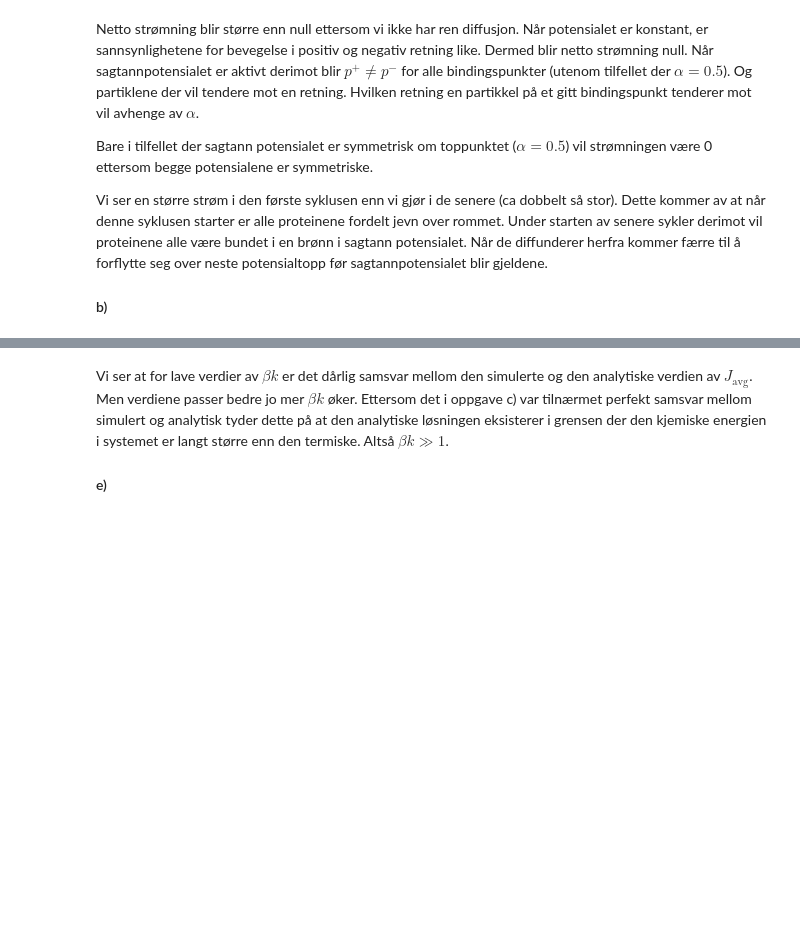
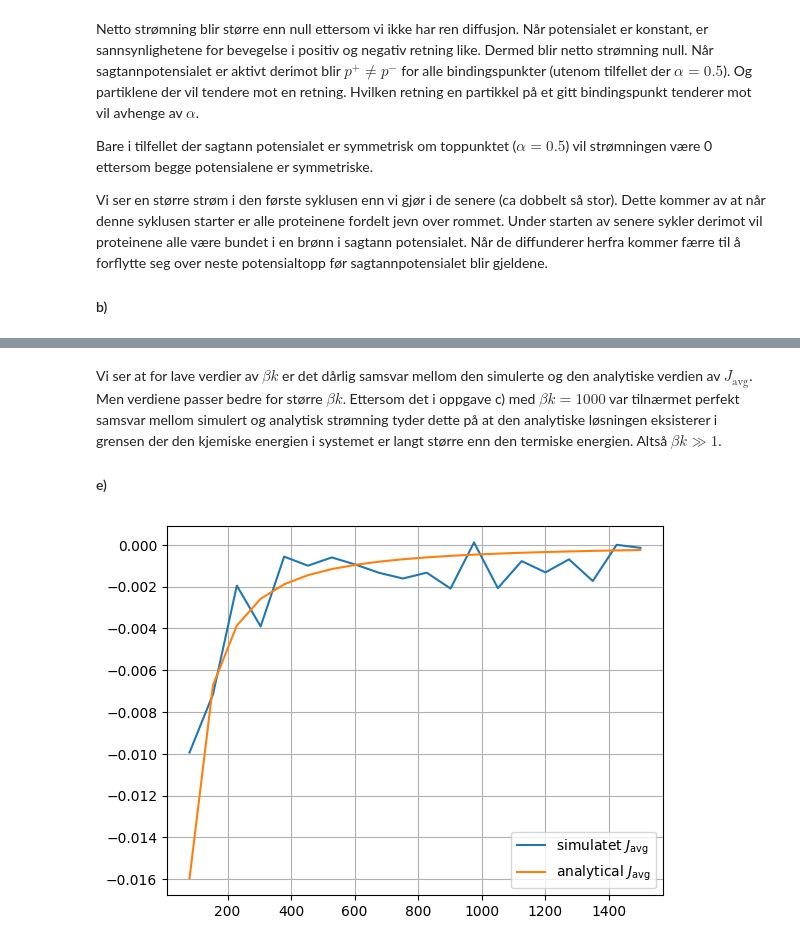
Before and after one commit to theodormv/TMA4320_biofysikk_prosjekt, a Jupyter notebook: notebooks/oppgave3.ipynb, the cells around one changed output, grey strips where cells are left out. Saved outputs shown, nothing was run; the diff lists cells and outputs as text; code cells hidden in the pictures; blank space fills up the shorter version.

Commit message:
oppgave 3 ferdig

```diff
--- a/notebooks/oppgave3.ipynb
+++ b/notebooks/oppgave3.ipynb
@@ -305,15 +325,18 @@ oppgave_3_d()
 # %% [markdown]
-Vi ser at for lave verdier av $\beta k $ er det dårlig samsvar mellom den simulerte og den analytiske verdien av $J_\text{avg}$. Men verdiene passer bedre jo mer $\beta k$ øker. Ettersom det i oppgave c) var tilnærmet perfekt samsvar mellom simulert og analytisk tyder dette på at den analytiske løsningen eksisterer i grensen der den kjemiske energien i systemet er langt større enn den termiske. Altså $\beta k \gg 1$.
+Vi ser at for lave verdier av $\beta k $ er det dårlig samsvar mellom den simulerte og den analytiske verdien av $J_\text{avg}$. Men verdiene passer bedre for større $\beta k$. Ettersom det i oppgave c) med $\beta k = 1000$ var tilnærmet perfekt samsvar mellom simulert og analytisk strømning tyder dette på at den analytiske løsningen eksisterer i grensen der den kjemiske energien i systemet er langt større enn den termiske energien. Altså $\beta k \gg 1$.
 
 #### e)
 # %%
 
-def oppgave_3_e(cfg ,num_values = 20):
+def oppgave_3_e(num_values = 20):
     """
         Initialiserer parameterene, Plotter gjennomsnitslig strømning per syklus mot T_p og det analytiske utrykket for gjennomsnitslig strømning sfa T_p
     """
     global N_x
-    N_x = 100
+    N_x = 10
+
+    global periods
+    periods = 20
 
     global N_points
     N_points = periods*N_x
@@ -321,33 +344,35 @@ def oppgave_3_e(cfg ,num_values = 20):
     global N_particles
     N_particles = 40*N_x
 
     global alpha
     alpha = 0.8
 
     #initialiserer i potenial brønner
     particles_start = np.zeros(N_particles, dtype=np.int16)
     particles_start[::2] = h*N_x
 
     positions = np.linspace(0, h*N_points, N_points)
     streams = np.zeros(num_values)
 
     global T_p
     Tp_range = np.linspace(80, 1500, num_values, dtype=np.int16)
 
     #itererer over tidssteg lengder
     for i, T in enumerate(tqdm(Tp_range)):
         T_p = T
         particles = np.copy(particles_start)
-        _, streams[i] = random_walk_cycle_vectorized(positions, particles, cfg)
+        _, streams[i] = random_walk_cycle_vectorized(positions, particles)
 
 
     #plotter
     plt.plot(Tp_range, streams, label=r"simulatet $J_\text{avg}$")
-    plt.plot(Tp_range, analytical_avg_current(cfg.alpha, Tp_range, cfg), label=r"analytical $J_\text{avg}$")
+    plt.plot(Tp_range, analytical_avg_current(alpha, Tp_range), label=r"analytical $J_\text{avg}$")
     plt.legend()
     plt.grid()
 
     plt.show()
 
 oppgave_3_e()
+# %% [output]
+[figure, added]
 # %% [markdown]
```
Also changed, not shown: parts of 8 cells of this notebook.
